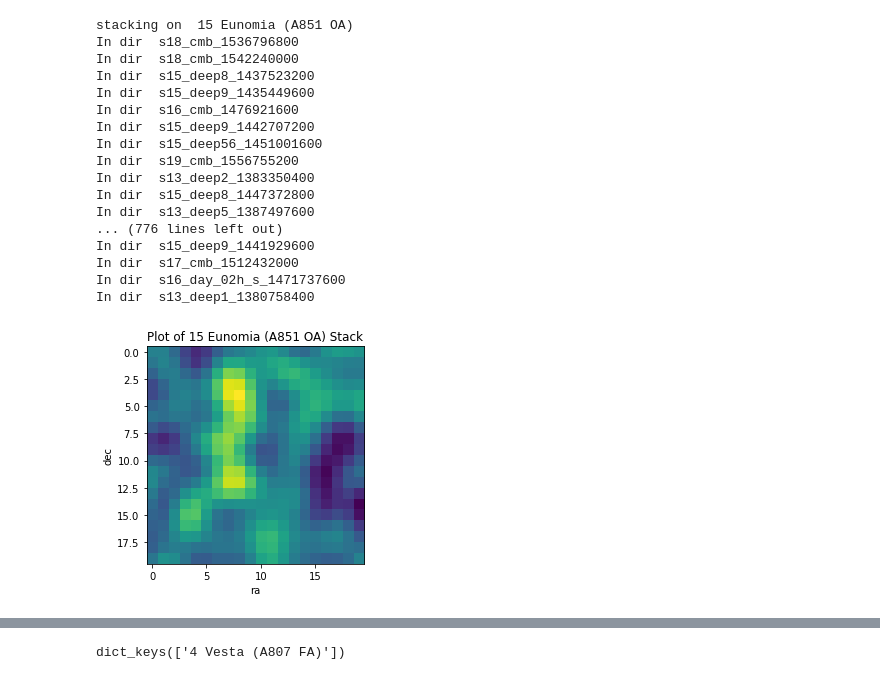
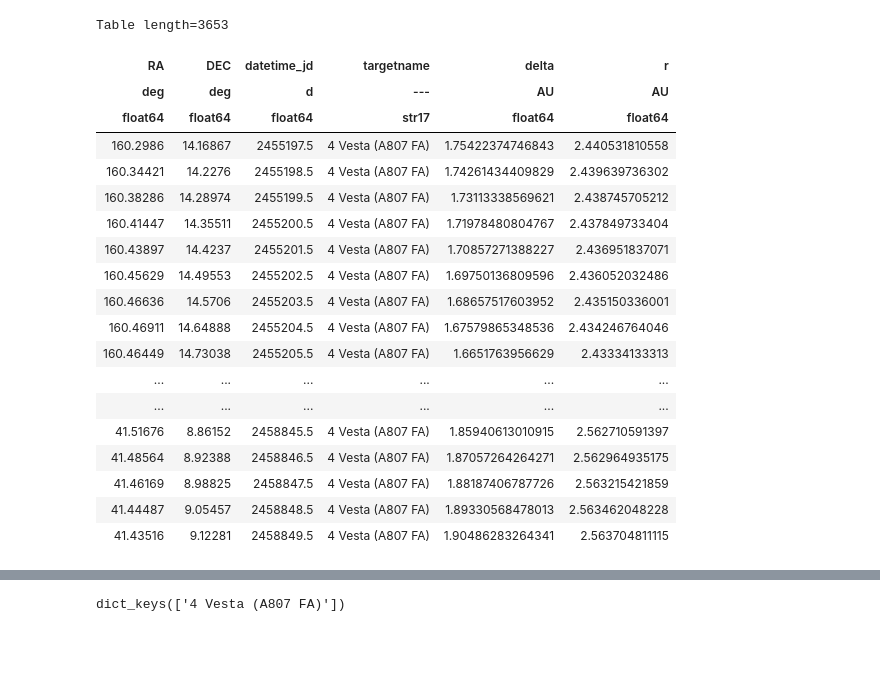
Before and after one commit to Sulla2012/minorplanets, a Jupyter notebook: single_stacker.ipynb, the cells around one changed output, grey strips where cells are left out. Cells and saved outputs as stored; diff of their text form; code cells hidden in the pictures; blank space fills up the shorter version.

```diff
--- a/single_stacker.ipynb
+++ b/single_stacker.ipynb
@@ -335,27 +381,28 @@ class minorplanet():
         if directory is not None:
             plt.savefig(directory + '{}_stamp.pdf'.format(str(self.eph_table['targetname'][0]).replace(' ', '_').replace('(','').replace(')','')))
         plt.show()
-# %%
-asteroid = minorplanet('Eunomia')
-asteroid.make_stack()
-asteroid.save_stack('/scratch/r/rbond/jorlo/actxminorplanets/asteroids/pks/')
-asteroid.plot_stack(directory = '/scratch/r/rbond/jorlo/actxminorplanets/asteroids/plots/')
-# %% [output]
-stacking on  15 Eunomia (A851 OA)
-In dir  s18_cmb_1536796800
-In dir  s18_cmb_1542240000
-In dir  s15_deep8_1437523200
-In dir  s15_deep9_1435449600
-In dir  s16_cmb_1476921600
-In dir  s15_deep9_1442707200
-In dir  s15_deep56_1451001600
-In dir  s19_cmb_1556755200
-In dir  s13_deep2_1383350400
-In dir  s15_deep8_1447372800
-In dir  s13_deep5_1387497600
-... (776 lines left out)
-In dir  s15_deep9_1441929600
-In dir  s17_cmb_1512432000
-In dir  s16_day_02h_s_1471737600
-In dir  s13_deep1_1380758400
-[figure, removed]
+# %%
+vesta = minorplanet('Vesta')
+# %%
+vesta.eph_table
+# %% [output]
+Table length=3653
+| RA | DEC | datetime_jd | targetname | delta | r |
+| deg | deg | d | --- | AU | AU |
+| float64 | float64 | float64 | str17 | float64 | float64 |
+| 160.2986 | 14.16867 | 2455197.5 | 4 Vesta (A807 FA) | 1.75422374746843 | 2.440531810558 |
+| 160.34421 | 14.2276 | 2455198.5 | 4 Vesta (A807 FA) | 1.74261434409829 | 2.439639736302 |
+| 160.38286 | 14.28974 | 2455199.5 | 4 Vesta (A807 FA) | 1.73113338569621 | 2.438745705212 |
+| 160.41447 | 14.35511 | 2455200.5 | 4 Vesta (A807 FA) | 1.71978480804767 | 2.437849733404 |
+| 160.43897 | 14.4237 | 2455201.5 | 4 Vesta (A807 FA) | 1.70857271388227 | 2.436951837071 |
+| 160.45629 | 14.49553 | 2455202.5 | 4 Vesta (A807 FA) | 1.69750136809596 | 2.436052032486 |
+| 160.46636 | 14.5706 | 2455203.5 | 4 Vesta (A807 FA) | 1.68657517603952 | 2.435150336001 |
+| 160.46911 | 14.64888 | 2455204.5 | 4 Vesta (A807 FA) | 1.67579865348536 | 2.434246764046 |
+| 160.46449 | 14.73038 | 2455205.5 | 4 Vesta (A807 FA) | 1.6651763956629 | 2.43334133313 |
+| ... | ... | ... | ... | ... | ... |
+| ... | ... | ... | ... | ... | ... |
+| 41.51676 | 8.86152 | 2458845.5 | 4 Vesta (A807 FA) | 1.85940613010915 | 2.562710591397 |
+| 41.48564 | 8.92388 | 2458846.5 | 4 Vesta (A807 FA) | 1.87057264264271 | 2.562964935175 |
+| 41.46169 | 8.98825 | 2458847.5 | 4 Vesta (A807 FA) | 1.88187406787726 | 2.563215421859 |
+| 41.44487 | 9.05457 | 2458848.5 | 4 Vesta (A807 FA) | 1.89330568478013 | 2.563462048228 |
+| 41.43516 | 9.12281 | 2458849.5 | 4 Vesta (A807 FA) | 1.90486283264341 | 2.563704811115 |
```
Also changed, not shown: parts of 6 cells of this notebook.
